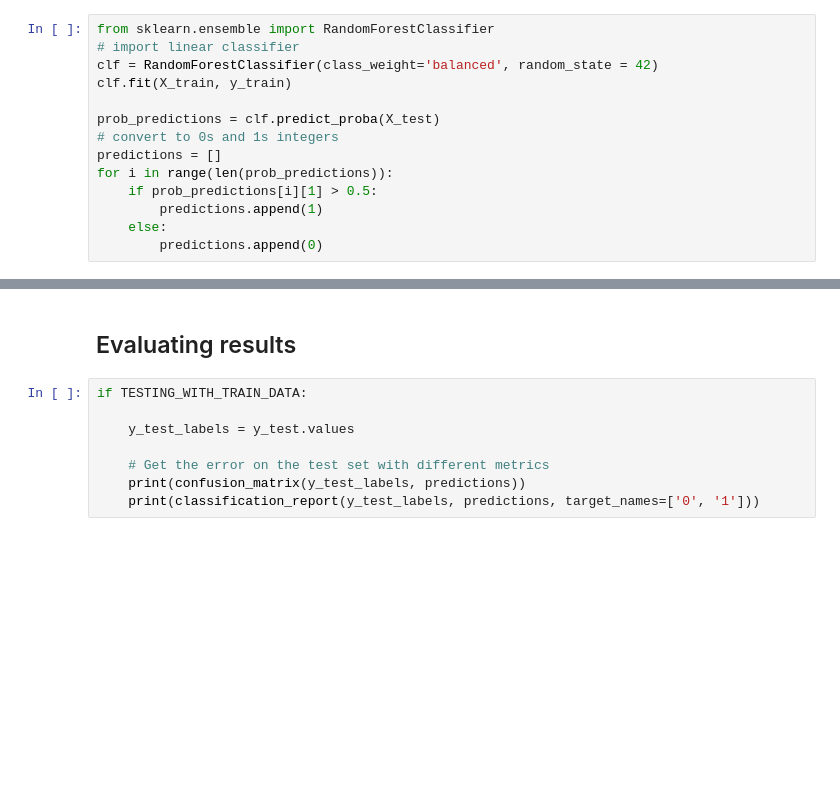
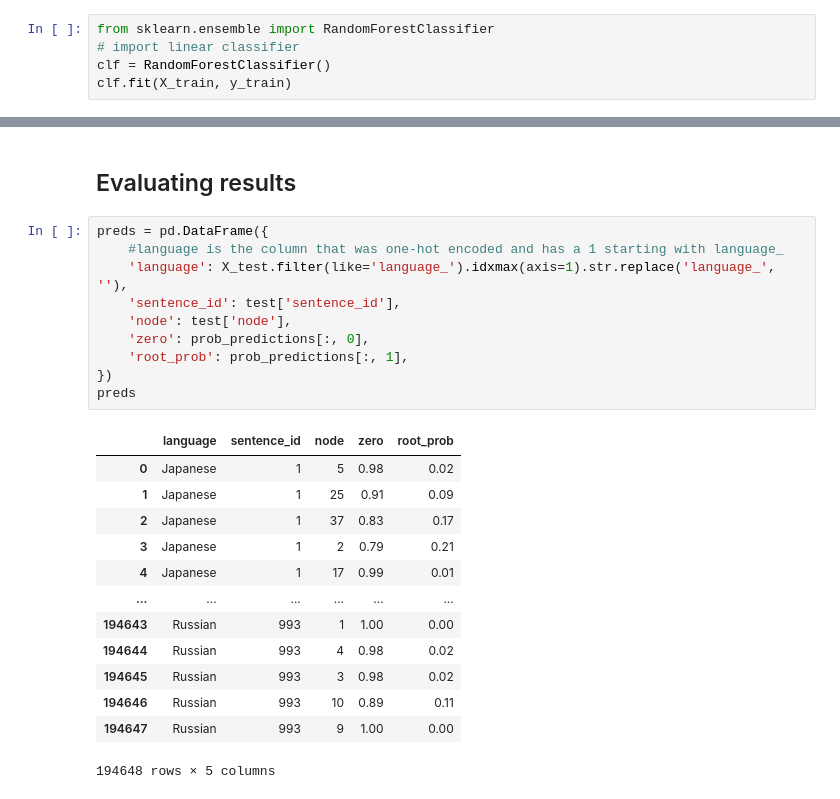
Before and after one commit to eZWALT/ML-Machine-Learning, a Jupyter notebook: PROJECT/joanSingleRF.ipynb, the cells around one changed output, grey strips where cells are left out. Drawn from its saved outputs; the diff is of its cells as text; blank space fills up the shorter version.

```diff
--- a/PROJECT/joanSingleRF.ipynb
+++ b/PROJECT/joanSingleRF.ipynb
@@ -97,14 +63,5 @@ X_test
 # %%
 from sklearn.ensemble import RandomForestClassifier
 # import linear classifier
-clf = RandomForestClassifier(class_weight='balanced', random_state = 42)
+clf = RandomForestClassifier()
 clf.fit(X_train, y_train)
-
-prob_predictions = clf.predict_proba(X_test)
-# convert to 0s and 1s integers
-predictions = []
-for i in range(len(prob_predictions)):
-    if prob_predictions[i][1] > 0.5:
-        predictions.append(1)
-    else:
-        predictions.append(0)
@@ -113,10 +88,26 @@ for i in range(len(prob_predictions)):
 # %% [markdown]
 ## Evaluating results
-# %%
-if TESTING_WITH_TRAIN_DATA:
-
-    y_test_labels = y_test.values
-
-    # Get the error on the test set with different metrics
-    print(confusion_matrix(y_test_labels, predictions))
-    print(classification_report(y_test_labels, predictions, target_names=['0', '1']))
+# %%
+preds = pd.DataFrame({
+    #language is the column that was one-hot encoded and has a 1 starting with language_
+    'language': X_test.filter(like='language_').idxmax(axis=1).str.replace('language_', ''),
+    'sentence_id': test['sentence_id'],
+    'node': test['node'],
+    'zero': prob_predictions[:, 0],
+    'root_prob': prob_predictions[:, 1],
+})
+preds
+# %% [output]
+|  | language | sentence_id | node | zero | root_prob |
+| 0 | Japanese | 1 | 5 | 0.98 | 0.02 |
+| 1 | Japanese | 1 | 25 | 0.91 | 0.09 |
+| 2 | Japanese | 1 | 37 | 0.83 | 0.17 |
+| 3 | Japanese | 1 | 2 | 0.79 | 0.21 |
+| 4 | Japanese | 1 | 17 | 0.99 | 0.01 |
+| ... | ... | ... | ... | ... | ... |
+| 194643 | Russian | 993 | 1 | 1.00 | 0.00 |
+| 194644 | Russian | 993 | 4 | 0.98 | 0.02 |
+| 194645 | Russian | 993 | 3 | 0.98 | 0.02 |
+| 194646 | Russian | 993 | 10 | 0.89 | 0.11 |
+| 194647 | Russian | 993 | 9 | 1.00 | 0.00 |
+194648 rows × 5 columns
```
Also changed, not shown: parts of 10 cells of this notebook, 7 other files.
